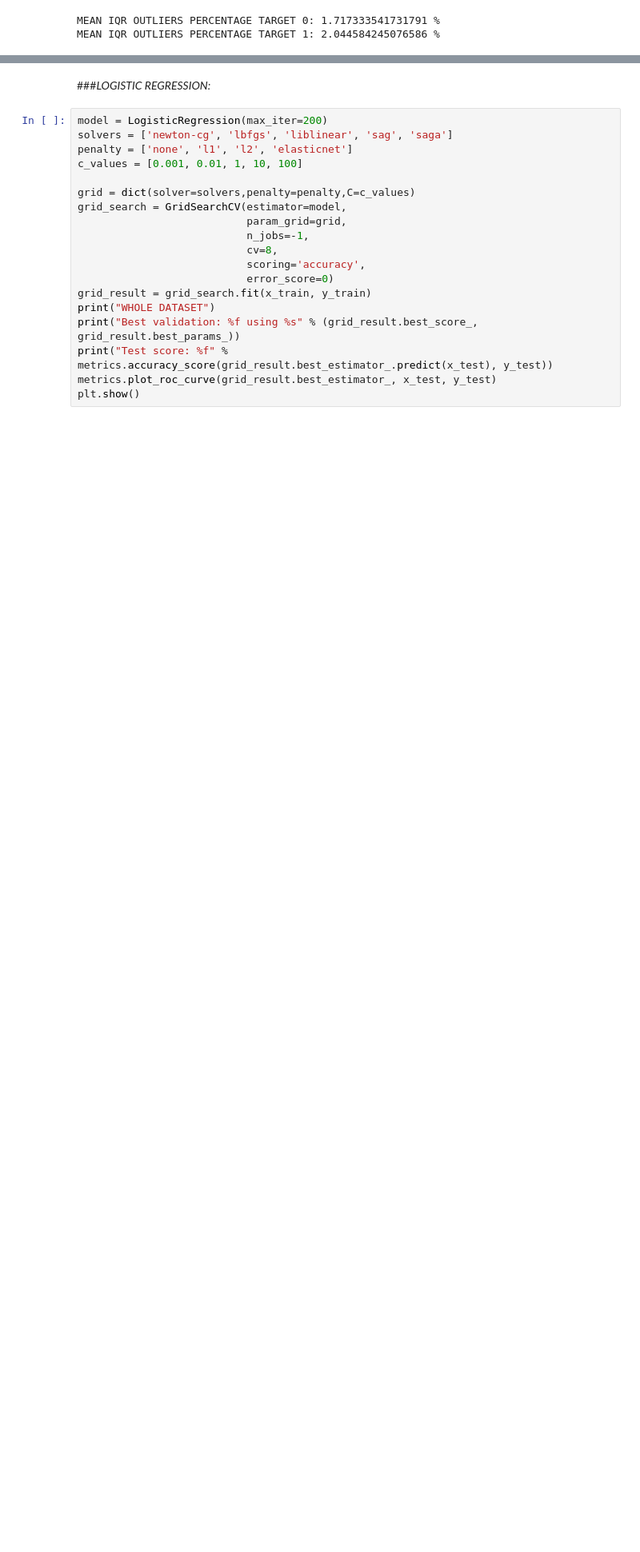
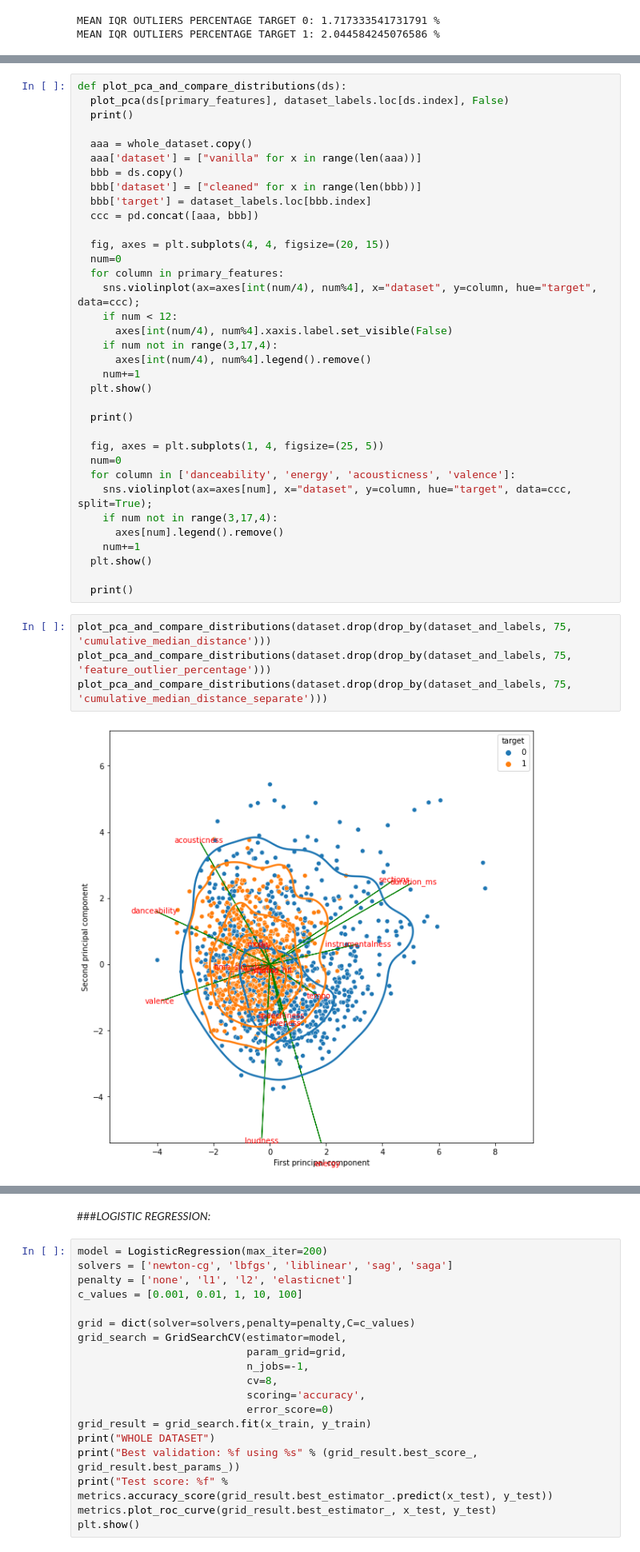
Before and after one commit to MatteoStoisa/DataSpaces_project, a Jupyter notebook: projectDataSpacesMatteoStoisa_the_spotify_hit_predictor_dataset_dataset_of_10s.ipynb, the cells around one changed output, grey strips where cells are left out. Shown at 80% size. Drawn from its saved outputs; the diff is of its cells as text; blank space fills up the shorter version.

```diff
--- a/projectDataSpacesMatteoStoisa_the_spotify_hit_predictor_dataset_dataset_of_10s.ipynb
+++ b/projectDataSpacesMatteoStoisa_the_spotify_hit_predictor_dataset_dataset_of_10s.ipynb
@@ -465,0 +385,41 @@ x_train_dropped_marked_score, x_test_dropped_marked_score, y_train_dropped_marke
+# %%
+def plot_pca_and_compare_distributions(ds):
+  plot_pca(ds[primary_features], dataset_labels.loc[ds.index], False)
+  print()
+
+  aaa = whole_dataset.copy()
+  aaa['dataset'] = ["vanilla" for x in range(len(aaa))]
+  bbb = ds.copy()
+  bbb['dataset'] = ["cleaned" for x in range(len(bbb))]
+  bbb['target'] = dataset_labels.loc[bbb.index]
+  ccc = pd.concat([aaa, bbb])
+
+  fig, axes = plt.subplots(4, 4, figsize=(20, 15))
+  num=0
+  for column in primary_features:
+    sns.violinplot(ax=axes[int(num/4), num%4], x="dataset", y=column, hue="target", data=ccc);
+    if num < 12:
+      axes[int(num/4), num%4].xaxis.label.set_visible(False)
+    if num not in range(3,17,4):
+      axes[int(num/4), num%4].legend().remove()
+    num+=1
+  plt.show()
+
+  print()
+
+  fig, axes = plt.subplots(1, 4, figsize=(25, 5))
+  num=0
+  for column in ['danceability', 'energy', 'acousticness', 'valence']:
+    sns.violinplot(ax=axes[num], x="dataset", y=column, hue="target", data=ccc, split=True);
+    if num not in range(3,17,4):
+      axes[num].legend().remove()
+    num+=1
+  plt.show()
+
+  print()
+# %%
+plot_pca_and_compare_distributions(dataset.drop(drop_by(dataset_and_labels, 75, 'cumulative_median_distance')))
+plot_pca_and_compare_distributions(dataset.drop(drop_by(dataset_and_labels, 75, 'feature_outlier_percentage')))
+plot_pca_and_compare_distributions(dataset.drop(drop_by(dataset_and_labels, 75, 'cumulative_median_distance_separate')))
+# %% [output]
+[figure, added]
```
Also changed, not shown: parts of 8 cells of this notebook.
